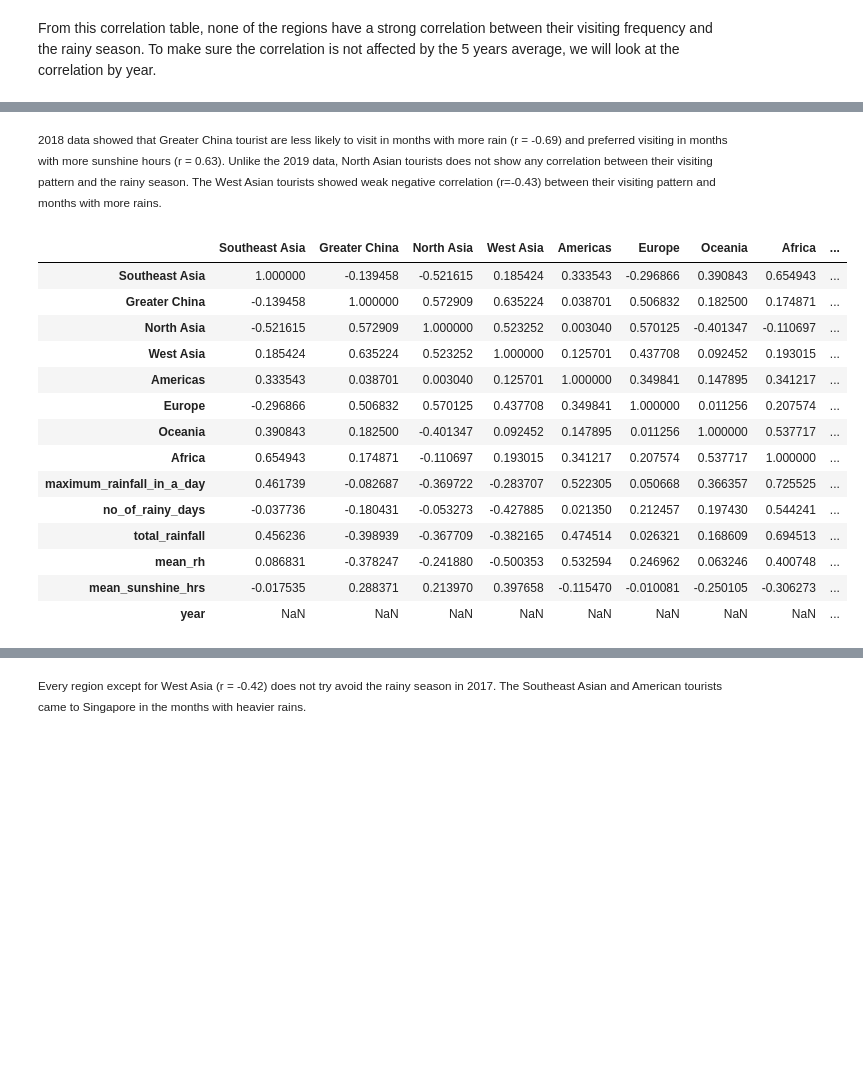
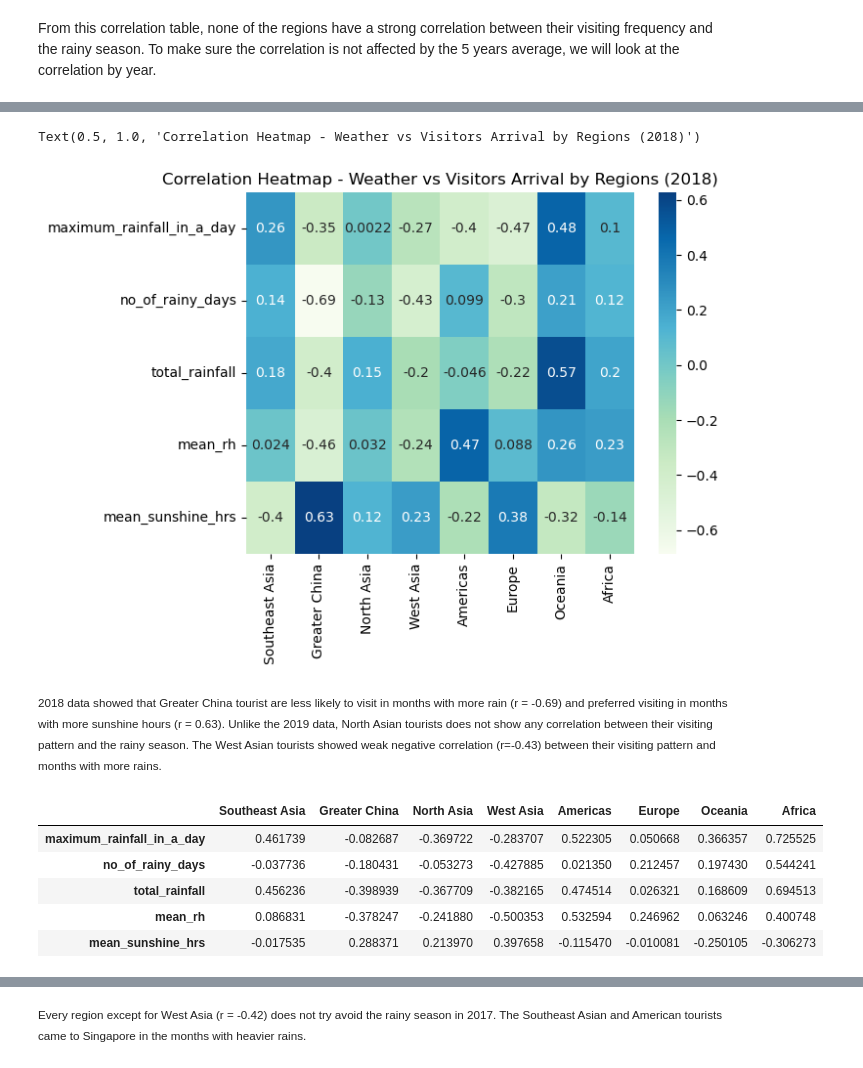
Before and after one commit to altheaxcvii/GA-Project1-Rain-Induced-Fluctuations-in-Singapore-s-Tourism-Number, a Jupyter notebook: Rain-Induced Fluctuations in Singapore's Tourism Number.ipynb, the cells around one changed output, grey strips where cells are left out. Cells and saved outputs as stored; diff of their text form; code cells hidden in the pictures; blank space fills up the shorter version.

```diff
--- a/Rain-Induced Fluctuations in Singapore's Tourism Number.ipynb
+++ b/Rain-Induced Fluctuations in Singapore's Tourism Number.ipynb
@@ -554,21 +549,19 @@ profile_by_region[profile_by_region['year'] == 2018].corr()
+# %%
+#2018
+sns.heatmap(profile_by_region[profile_by_region['year'] == 2018].corr().iloc[8:-1,:8], annot=True, cmap='GnBu')
+plt.title('Correlation Heatmap - Weather vs Visitors Arrival by Regions (2018)')
+# %% [output]
+Text(0.5, 1.0, 'Correlation Heatmap - Weather vs Visitors Arrival by Regions (2018)')
+[figure, added]
 # %% [markdown]
 <small>2018 data showed that Greater China tourist are less likely to visit in months with more rain (r = -0.69) and preferred visiting in months with more sunshine hours (r = 0.63). Unlike the 2019 data, North Asian tourists does not show any correlation between their visiting pattern and the rainy season. The West Asian tourists showed weak negative correlation (r=-0.43) between their visiting pattern and months with more rains.
 # %%
 #2017
-profile_by_region[profile_by_region['year'] == 2017].corr()
+profile_by_region[profile_by_region['year'] == 2017].corr().iloc[8:-1,:8]
 # %% [output]
-|  | Southeast Asia | Greater China | North Asia | West Asia | Americas | Europe | Oceania | Africa | ... |
-| Southeast Asia | 1.000000 | -0.139458 | -0.521615 | 0.185424 | 0.333543 | -0.296866 | 0.390843 | 0.654943 | ... |
-| Greater China | -0.139458 | 1.000000 | 0.572909 | 0.635224 | 0.038701 | 0.506832 | 0.182500 | 0.174871 | ... |
-| North Asia | -0.521615 | 0.572909 | 1.000000 | 0.523252 | 0.003040 | 0.570125 | -0.401347 | -0.110697 | ... |
-| West Asia | 0.185424 | 0.635224 | 0.523252 | 1.000000 | 0.125701 | 0.437708 | 0.092452 | 0.193015 | ... |
-| Americas | 0.333543 | 0.038701 | 0.003040 | 0.125701 | 1.000000 | 0.349841 | 0.147895 | 0.341217 | ... |
-| Europe | -0.296866 | 0.506832 | 0.570125 | 0.437708 | 0.349841 | 1.000000 | 0.011256 | 0.207574 | ... |
-| Oceania | 0.390843 | 0.182500 | -0.401347 | 0.092452 | 0.147895 | 0.011256 | 1.000000 | 0.537717 | ... |
-| Africa | 0.654943 | 0.174871 | -0.110697 | 0.193015 | 0.341217 | 0.207574 | 0.537717 | 1.000000 | ... |
-| maximum_rainfall_in_a_day | 0.461739 | -0.082687 | -0.369722 | -0.283707 | 0.522305 | 0.050668 | 0.366357 | 0.725525 | ... |
-| no_of_rainy_days | -0.037736 | -0.180431 | -0.053273 | -0.427885 | 0.021350 | 0.212457 | 0.197430 | 0.544241 | ... |
-| total_rainfall | 0.456236 | -0.398939 | -0.367709 | -0.382165 | 0.474514 | 0.026321 | 0.168609 | 0.694513 | ... |
-| mean_rh | 0.086831 | -0.378247 | -0.241880 | -0.500353 | 0.532594 | 0.246962 | 0.063246 | 0.400748 | ... |
-| mean_sunshine_hrs | -0.017535 | 0.288371 | 0.213970 | 0.397658 | -0.115470 | -0.010081 | -0.250105 | -0.306273 | ... |
-| year | NaN | NaN | NaN | NaN | NaN | NaN | NaN | NaN | ... |
+|  | Southeast Asia | Greater China | North Asia | West Asia | Americas | Europe | Oceania | Africa |
+| maximum_rainfall_in_a_day | 0.461739 | -0.082687 | -0.369722 | -0.283707 | 0.522305 | 0.050668 | 0.366357 | 0.725525 |
+| no_of_rainy_days | -0.037736 | -0.180431 | -0.053273 | -0.427885 | 0.021350 | 0.212457 | 0.197430 | 0.544241 |
+| total_rainfall | 0.456236 | -0.398939 | -0.367709 | -0.382165 | 0.474514 | 0.026321 | 0.168609 | 0.694513 |
+| mean_rh | 0.086831 | -0.378247 | -0.241880 | -0.500353 | 0.532594 | 0.246962 | 0.063246 | 0.400748 |
+| mean_sunshine_hrs | -0.017535 | 0.288371 | 0.213970 | 0.397658 | -0.115470 | -0.010081 | -0.250105 | -0.306273 |
```
Also changed, not shown: parts of 32 cells of this notebook, 2 other files.
